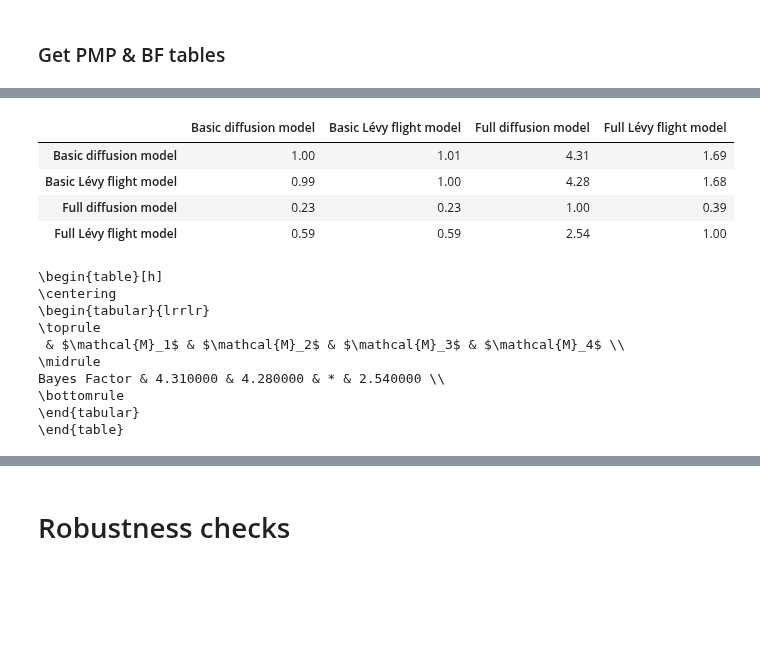
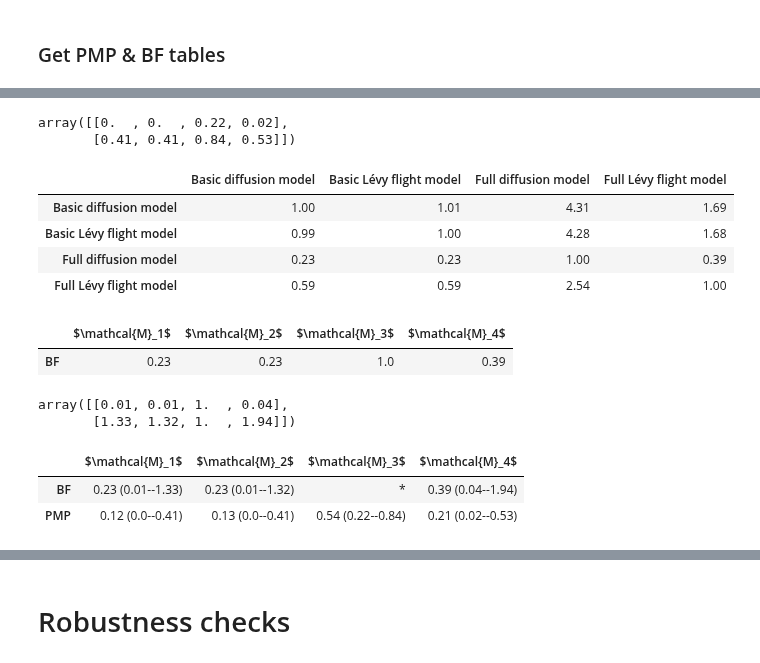
Before and after one commit to elseml/DeepHierarchicalModelComparison, a Jupyter notebook: notebooks/03_levy_flight_application/05_apply_networks.ipynb, the cells around one changed output, grey strips where cells are left out. Drawn from its saved outputs; the diff is of its cells as text; code cells hidden in the pictures; blank space fills up the shorter version.

```diff
--- a/notebooks/03_levy_flight_application/05_apply_networks.ipynb
+++ b/notebooks/03_levy_flight_application/05_apply_networks.ipynb
@@ -96,3 +109,10 @@ pd.DataFrame(preds['m_probs'], index=['Posterior model probability'], columns=la
+# %%
+# Get 95% credible interval for posterior model probabilities
+cred_pmps = np.quantile(dirichlet_flat, [0.025, 0.975], axis=0).round(2)
+cred_pmps
+# %% [output]
+array([[0.  , 0.  , 0.22, 0.02],
+       [0.41, 0.41, 0.84, 0.53]])
 # %%
 # Get Bayes Factors
 
@@ -103,8 +123,8 @@ for model in range(4):
         model_bfs = model_prob/preds['m_probs'][0][model]
         bfs.append(model_bfs.round(2))
 
-bf_table = pd.DataFrame(bfs, index=labels_verbose, columns=labels_verbose)
-bf_table
+bf_table_all = pd.DataFrame(bfs, index=labels_verbose, columns=labels_verbose)
+bf_table_all
 # %% [output]
 |  | Basic diffusion model | Basic Lévy flight model | Full diffusion model | Full Lévy flight model |
 | Basic diffusion model | 1.00 | 1.01 | 4.31 | 1.69 |
@@ -112,21 +132,36 @@ bf_table
 | Full diffusion model | 0.23 | 0.23 | 1.00 | 0.39 |
 | Full Lévy flight model | 0.59 | 0.59 | 2.54 | 1.00 |
 # %%
-# Get Bayes Factors for publication
+# Select Bayes Factors for publication
 
-# Wide format
-bf_table_wide = pd.DataFrame(bf_table.iloc[:, 2].values.reshape(1, 4), index=['Bayes Factor'], columns=labels)
-bf_table_wide.iloc[0, 2] = '*'
-print(bf_table_wide.style.to_latex(position='h', position_float='centering', hrules=True))
+bf_table = pd.DataFrame(bf_table_all.iloc[2, :].values.reshape(1, 4), index=['BF'], columns=labels)
+bf_table
 # %% [output]
-\begin{table}[h]
-\centering
-\begin{tabular}{lrrlr}
-\toprule
- & $\mathcal{M}_1$ & $\mathcal{M}_2$ & $\mathcal{M}_3$ & $\mathcal{M}_4$ \\
-\midrule
-Bayes Factor & 4.310000 & 4.280000 & * & 2.540000 \\
-\bottomrule
-\end{tabular}
-\end{table}
+|  | $\mathcal{M}_1$ | $\mathcal{M}_2$ | $\mathcal{M}_3$ | $\mathcal{M}_4$ |
+| BF | 0.23 | 0.23 | 1.0 | 0.39 |
+# %%
+# Get 95% credible interval for Bayes factors
+dirichlet_pref_model = np.reshape(np.repeat(dirichlet_flat[:,2], 4), (100000, 4))
+dirichlet_bfs = dirichlet_flat/dirichlet_pref_model
+cred_bfs = np.quantile(dirichlet_bfs, [0.025, 0.975], axis=0).round(2)
+cred_bfs
+# %% [output]
+array([[0.01, 0.01, 1.  , 0.04],
+       [1.33, 1.32, 1.  , 1.94]])
+# %%
+# Create table for publication
+
+# Insert credible intervals
+for m in range(4):
+    bf_table.iloc[0, m] = f'{bf_table.iloc[0, m]:.3}' + f' ({cred_bfs[0][m]}--{cred_bfs[1][m]})'
+    # :.3 to prevent unrounding of BFs
+    pmp_table.iloc[0, m] = f'{pmp_table.iloc[0, m]:.2}' + f' ({cred_pmps[0][m]}--{cred_pmps[1][m]})'
+
+bf_table.iloc[0, 2] = '*' # replace 1s of preferred model
+results_table = pd.concat([bf_table, pmp_table])
+results_table
+# %% [output]
+|  | $\mathcal{M}_1$ | $\mathcal{M}_2$ | $\mathcal{M}_3$ | $\mathcal{M}_4$ |
+| BF | 0.23 (0.01--1.33) | 0.23 (0.01--1.32) | * | 0.39 (0.04--1.94) |
+| PMP | 0.12 (0.0--0.41) | 0.13 (0.0--0.41) | 0.54 (0.22--0.84) | 0.21 (0.02--0.53) |
 # %%
```
Also changed, not shown: parts of 9 cells of this notebook.
